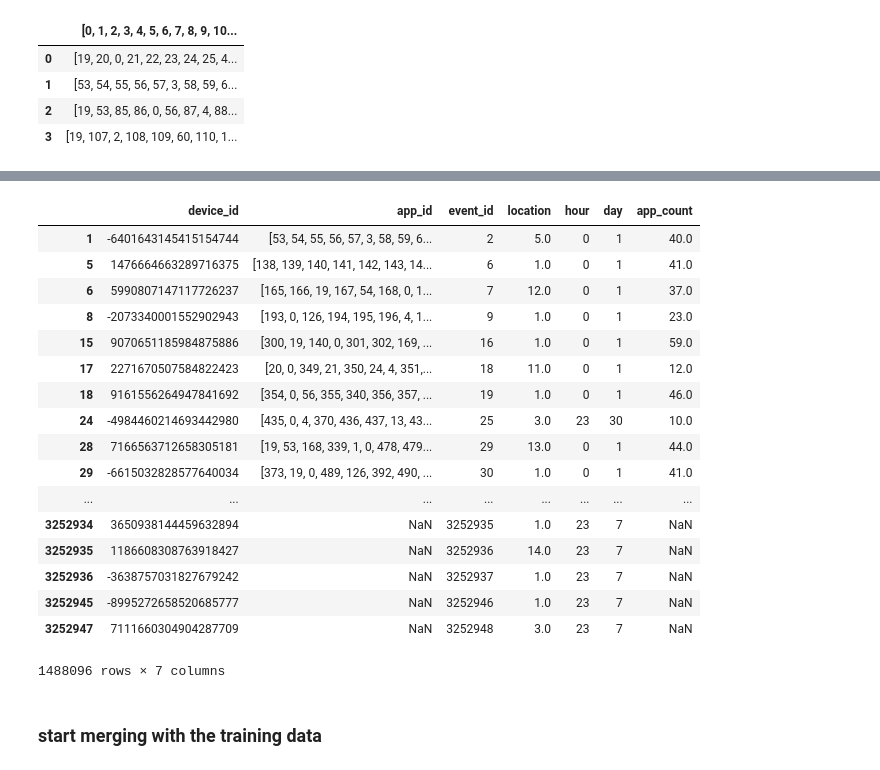
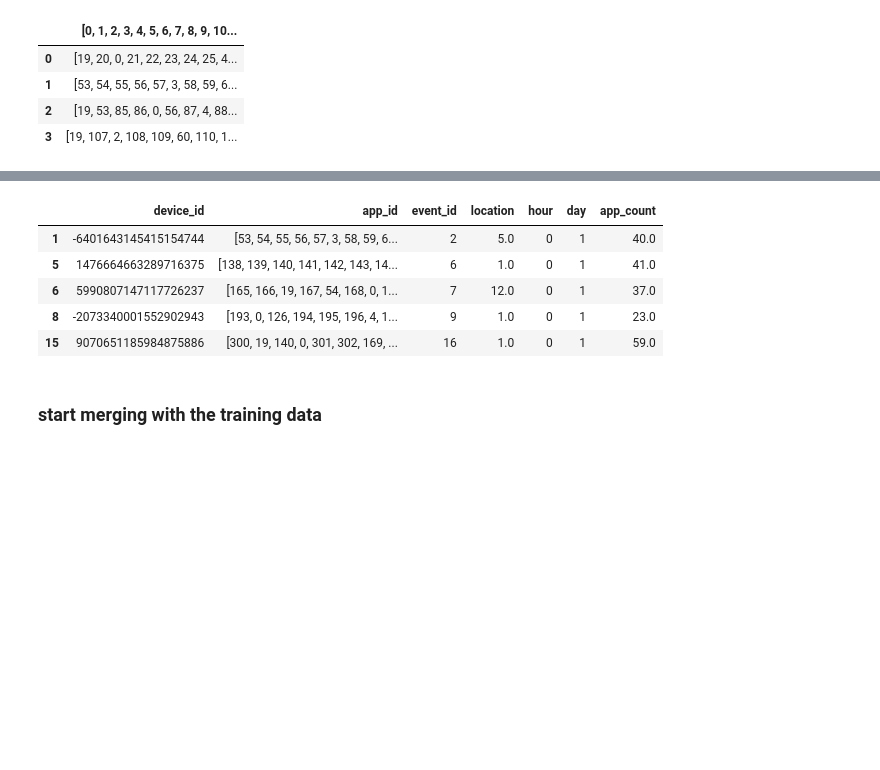
Before and after one commit to llathrop/Kagglescripts, a Jupyter notebook: TalkingData.ipynb, the cells around one changed output, grey strips where cells are left out. Cells and saved outputs as stored; diff of their text form; code cells hidden in the pictures; blank space fills up the shorter version.

```diff
--- a/TalkingData.ipynb
+++ b/TalkingData.ipynb
@@ -547,26 +545,15 @@ display(events_featured.head(8))
 # %%
+# add a column with the numbers of apps installed on the phone
 events_featured['app_count']=events_vectorized_appID.applymap(lambda x: (len(x.split(','))))
 
-display(events_featured)
+display(events_featured.head(5))
 # %% [output]
 |  | device_id | app_id | event_id | location | hour | day | app_count |
 | 1 | -6401643145415154744 | [53, 54, 55, 56, 57, 3, 58, 59, 6... | 2 | 5.0 | 0 | 1 | 40.0 |
 | 5 | 1476664663289716375 | [138, 139, 140, 141, 142, 143, 14... | 6 | 1.0 | 0 | 1 | 41.0 |
 | 6 | 5990807147117726237 | [165, 166, 19, 167, 54, 168, 0, 1... | 7 | 12.0 | 0 | 1 | 37.0 |
 | 8 | -2073340001552902943 | [193, 0, 126, 194, 195, 196, 4, 1... | 9 | 1.0 | 0 | 1 | 23.0 |
 | 15 | 9070651185984875886 | [300, 19, 140, 0, 301, 302, 169, ... | 16 | 1.0 | 0 | 1 | 59.0 |
-| 17 | 2271670507584822423 | [20, 0, 349, 21, 350, 24, 4, 351,... | 18 | 11.0 | 0 | 1 | 12.0 |
-| 18 | 9161556264947841692 | [354, 0, 56, 355, 340, 356, 357, ... | 19 | 1.0 | 0 | 1 | 46.0 |
-| 24 | -4984460214693442980 | [435, 0, 4, 370, 436, 437, 13, 43... | 25 | 3.0 | 23 | 30 | 10.0 |
-| 28 | 7166563712658305181 | [19, 53, 168, 339, 1, 0, 478, 479... | 29 | 13.0 | 0 | 1 | 44.0 |
-| 29 | -6615032828577640034 | [373, 19, 0, 489, 126, 392, 490, ... | 30 | 1.0 | 0 | 1 | 41.0 |
-| ... | ... | ... | ... | ... | ... | ... | ... |
-| 3252934 | 3650938144459632894 | NaN | 3252935 | 1.0 | 23 | 7 | NaN |
-| 3252935 | 1186608308763918427 | NaN | 3252936 | 14.0 | 23 | 7 | NaN |
-| 3252936 | -3638757031827679242 | NaN | 3252937 | 1.0 | 23 | 7 | NaN |
-| 3252945 | -8995272658520685777 | NaN | 3252946 | 1.0 | 23 | 7 | NaN |
-| 3252947 | 7111660304904287709 | NaN | 3252948 | 3.0 | 23 | 7 | NaN |
-1488096 rows × 7 columns
 # %% [markdown]
 ### start merging with the training data
 # %%
```
Also changed, not shown: parts of 13 cells of this notebook.
